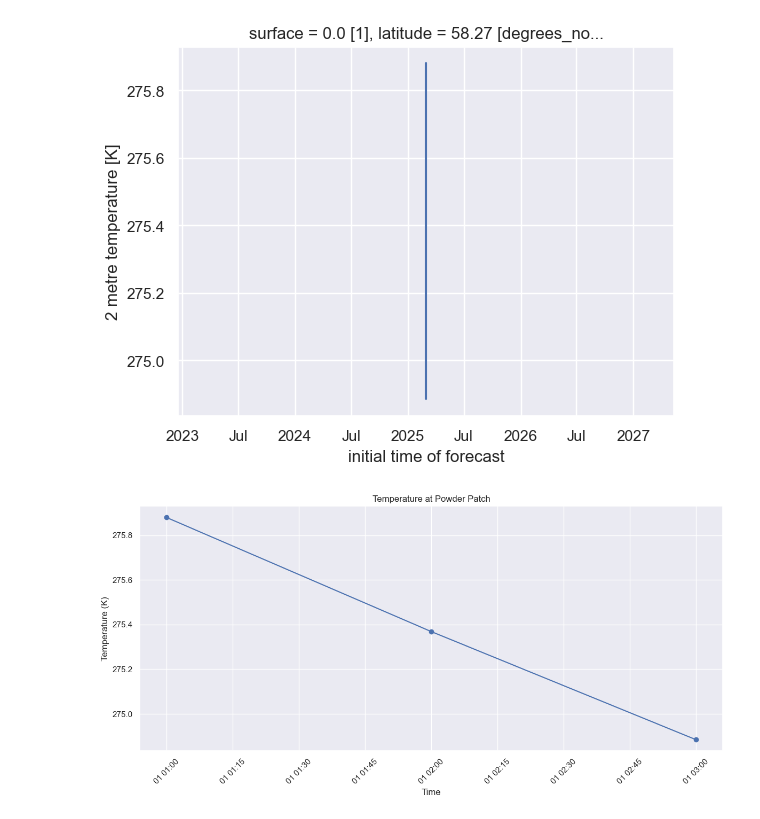
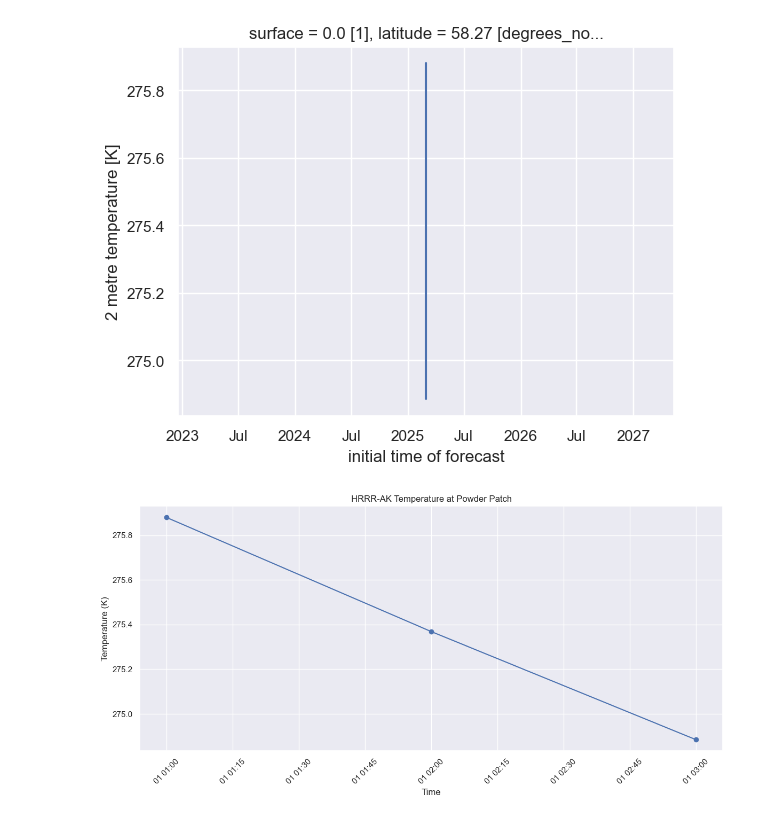
Before and after one commit to cassielumbrazo/juneau_data_analysis, a Jupyter notebook: 4_merge_test_data_hrrrak.ipynb, the cells around one changed output. Saved outputs shown, nothing was run; the diff lists cells and outputs as text; code cells hidden in the pictures.

```diff
--- a/4_merge_test_data_hrrrak.ipynb
+++ b/4_merge_test_data_hrrrak.ipynb
@@ -635,14 +635,14 @@ ds_combined_pp.temp.plot()
 # %%
 # ds_combined_pp.temp.plot()
 # zoom in the xaxis to see the time series better
 plt.figure(figsize=(12, 6))
 plt.plot(ds_combined_pp['valid_time'].values, ds_combined_pp['temp'].values, marker='o', linestyle='-', color='b')
-plt.title('Temperature at Powder Patch')
+plt.title('HRRR-AK Temperature at Powder Patch')
 plt.xlabel('Time')
 plt.ylabel('Temperature (K)')
 plt.xticks(rotation=45)
 # plt.grid(True)
 plt.tight_layout()
 plt.show()
 # %% [output]
-[figure, old version]
+[figure, new version]
```
Also changed, not shown: parts of 2 cells of this notebook.
